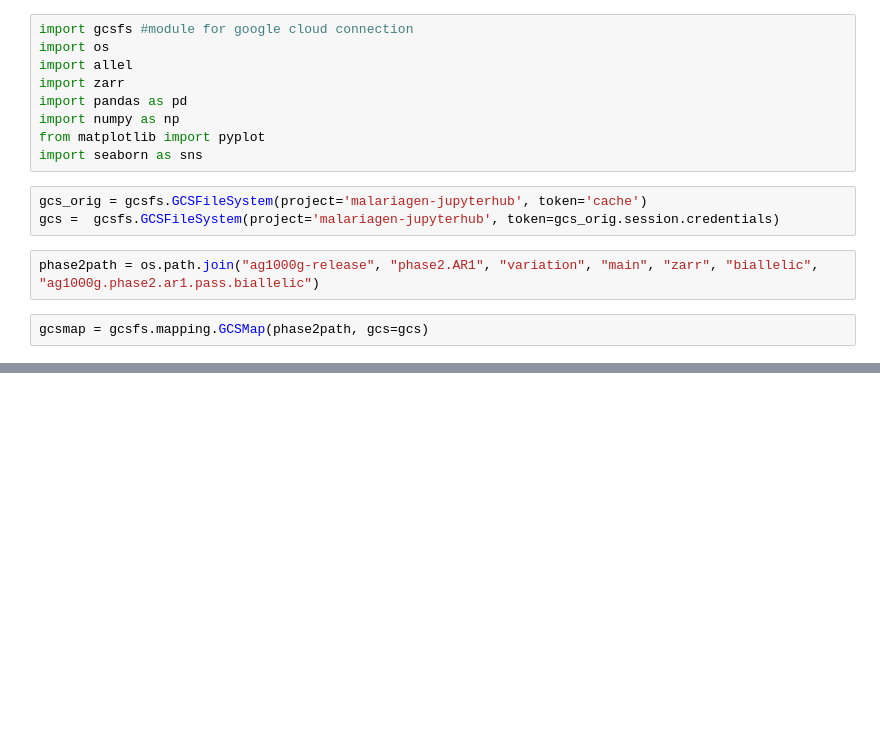
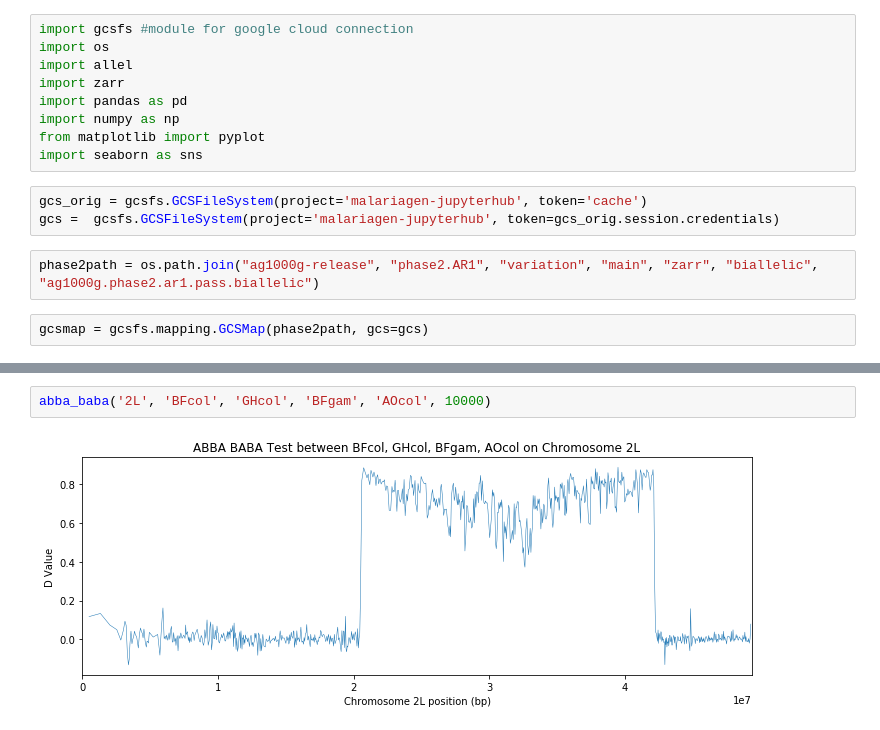
Before and after one commit to randomxsk8/notebooks, a Jupyter notebook: 08222019_functions.ipynb, the cells around one changed output, grey strips where cells are left out. Saved outputs shown, nothing was run; the diff lists cells and outputs as text; blank space fills up the shorter version.

```diff
--- a/08222019_functions.ipynb
+++ b/08222019_functions.ipynb
@@ -56,0 +57,4 @@ abba_baba('2L', 'BFcol', 'GNcol', 'BFgam', 'AOcol', 10000)
+# %%
+abba_baba('2L', 'BFcol', 'GHcol', 'BFgam', 'AOcol', 10000)
+# %% [output]
+[figure, added]
```
Also changed, not shown: parts of 3 cells of this notebook, 2 other files.
